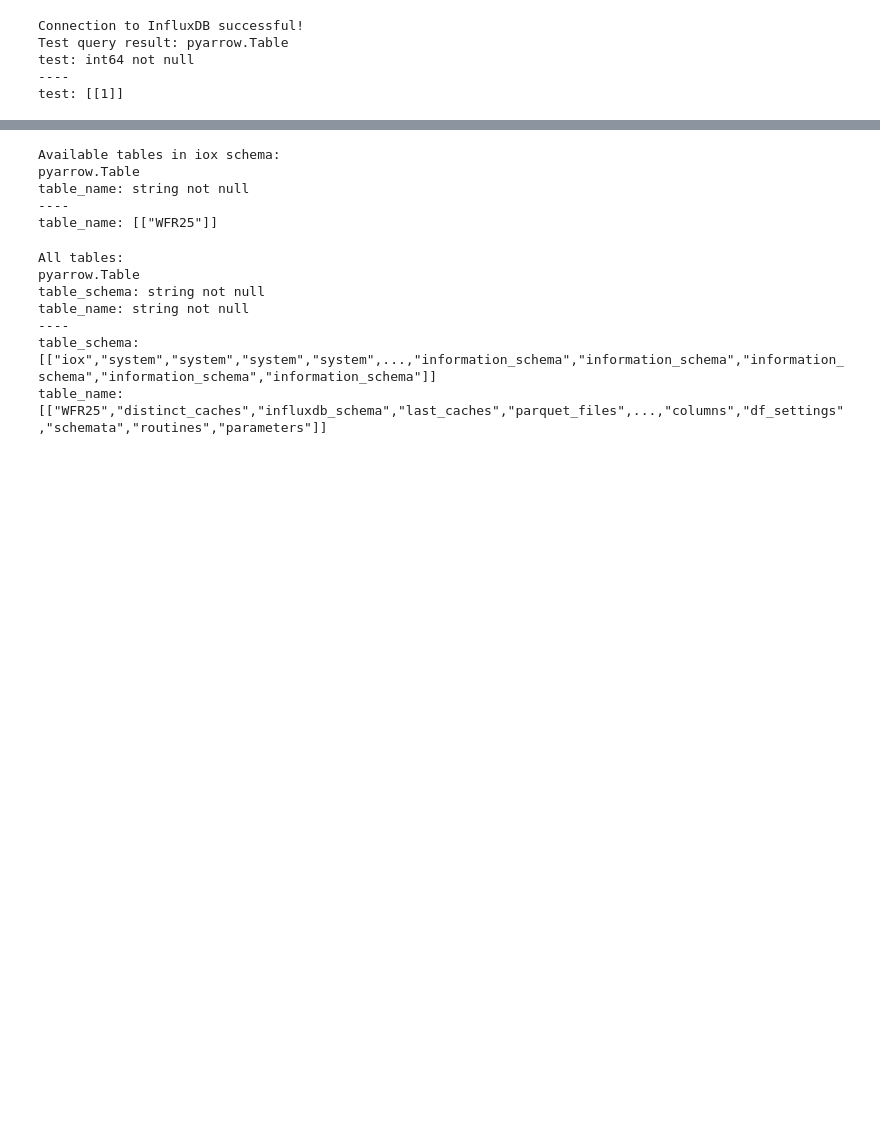
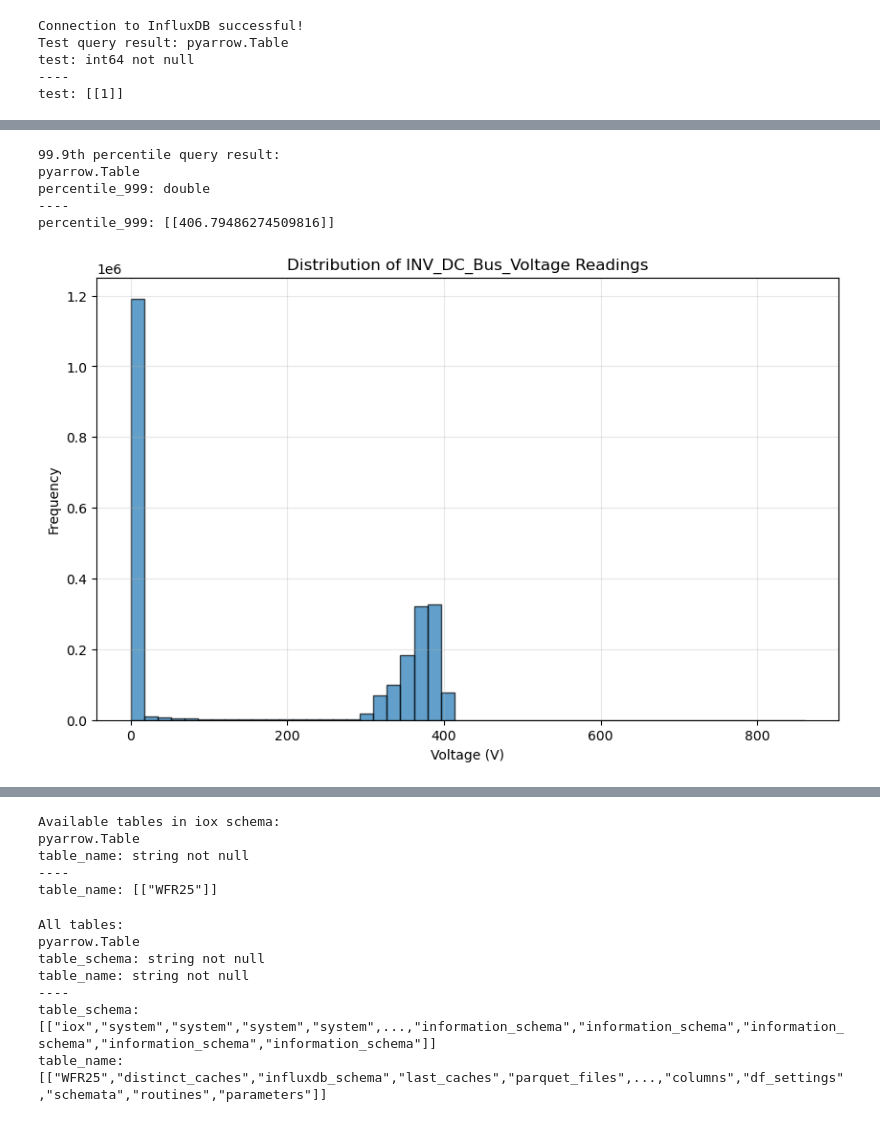
Before and after one commit to Western-Formula-Racing/daq-server-components, a Jupyter notebook: learn-sql/sql.ipynb, the cells around one changed output, grey strips where cells are left out. Cells and saved outputs as stored; diff of their text form; code cells hidden in the pictures; blank space fills up the shorter version.

```diff
--- a/learn-sql/sql.ipynb
+++ b/learn-sql/sql.ipynb
@@ -42,0 +42,16 @@ max_value: [[407.6]]
+# %%
+# Query to find the 99.9th percentile of signal 'INV_DC_Bus_Voltage'
+percentile_999_table = client.query("""
+    SELECT APPROX_PERCENTILE_CONT("sensorReading", 0.999) as percentile_999
+    FROM "iox"."WFR25"
+    WHERE "signalName" = 'INV_DC_Bus_Voltage'
+""")
+
+print("99.9th percentile query result:")
+print(percentile_999_table)
+# %% [output]
+99.9th percentile query result:
+pyarrow.Table
+percentile_999: double
+----
+percentile_999: [[406.79486274509816]]
@@ -43,3 +67,26 @@ max_value: [[407.6]]
+# %%
+# Query all voltage readings for histogram
+voltage_histogram_data = client.query("""
+    SELECT "sensorReading"
+    FROM "iox"."WFR25"
+    WHERE "signalName" = 'INV_DC_Bus_Voltage'
+""")
+
+# Convert to pandas for plotting
+import pandas as pd
+voltage_df = voltage_histogram_data.to_pandas()
+
+# Plot histogram
+import matplotlib.pyplot as plt
+plt.figure(figsize=(10, 6))
+plt.hist(voltage_df['sensorReading'], bins=50, edgecolor='black', alpha=0.7)
+plt.title('Distribution of INV_DC_Bus_Voltage Readings')
+plt.xlabel('Voltage (V)')
+plt.ylabel('Frequency')
+plt.grid(True, alpha=0.3)
+plt.show()
+# %% [output]
+[figure, added]
 # %%
 # Query to get the latest 10 entries from WFR25
 latest_entries = client.query("""
```
Also changed, not shown: parts of 10 cells of this notebook, 10 other files.
